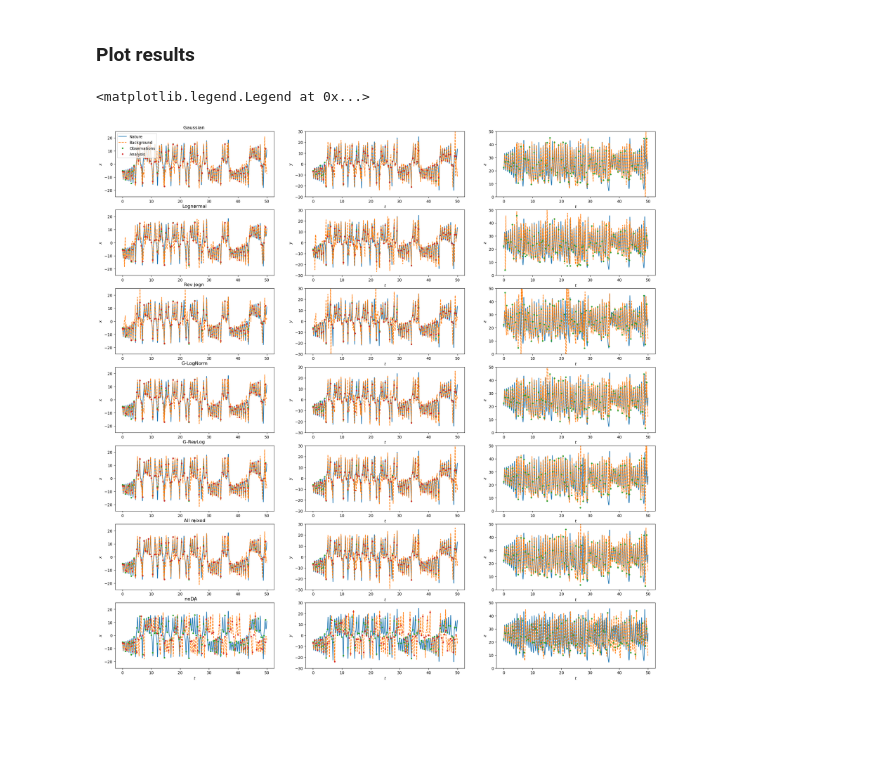
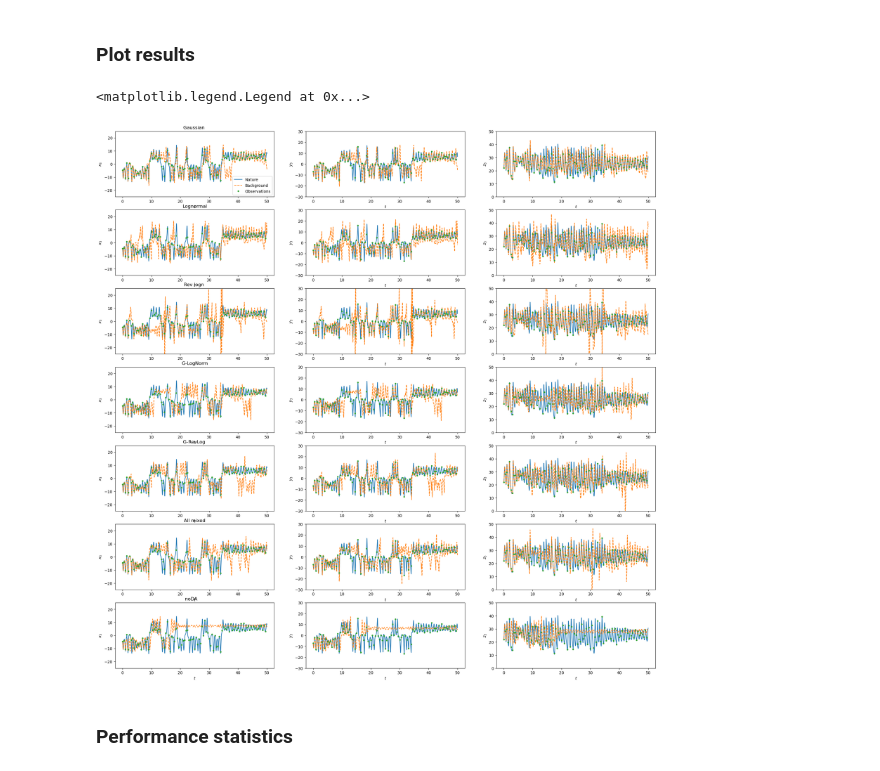
Before and after one commit to SnnVL/NonGaussianDA, a Jupyter notebook: Examples/run_ngDA_1cycle3D_cL63.ipynb, the cells around one changed output. Cells and saved outputs as stored; diff of their text form; code cells hidden in the pictures; blank space fills up the shorter version.

```diff
--- a/Examples/run_ngDA_1cycle3D_cL63.ipynb
+++ b/Examples/run_ngDA_1cycle3D_cL63.ipynb
@@ -22,16 +22,16 @@ import mod_DA_general as da
 ### Options for data assimilation run
 # %%
 # Options for DA run
-da_method = '3DVAR'                     # DA method, either '3DVAR', 'KF', or 'MLEF'
+da_method = 'MLEF'                     # DA method, either '3DVAR', 'KF', or 'MLEF'
 period_obs = 50                         # Observation period, in number of time steps
 obs_vars = 'xyz'                         # Observed variables, either 'xy', or 'xyz'
 var_obs = 1.0                           # Variance of the observations
-n_e = 3                                 # Number of ensemble members (only for MLEF)
+n_e = 9                                 # Number of ensemble members (only for MLEF)
 ml_method = 'array'                     # Nongaussian decision function, either
                                         #   'array',    selection based on observations before DA run
                                         #   'function', selection from decision function every DA window
 ml_file = './data/kNN_cl63_n4.pkl'      # Location of the trained ML model
-seed = None                             # Seed for random number generator, can be set to None
+seed = 42                               # Seed for random number generator, can be set to None
 t_max = 50.0                            # End time of the Lorenz-63 run
 SV_init_0 = np.array([-5.0,-6.0,22.0])  # Initial values of the Lorenz-63 run
 # %% [markdown]
@@ -77,7 +77,7 @@ if da_method == 'MLEF':
         n_obs = 3*n
     if obs_vars == 'xy':
         def obs_h(x):
-            return np.delete(x,range(2,n_SV,3))
+            return np.delete(x,range(2,n_SV,3), axis = 0)
         n_obs = 2*n
 elif (da_method == '3DVAR') or (da_method == 'KF'):
     if obs_vars == 'xyz':
@@ -273,30 +307,36 @@ Finished All mixed 3DVAR run, t = 0.504838228225708
 # %% [markdown]
 ### Plot results
 # %%
-# fig, ax = plt.subplots(n_meths,3,figsize=(25, 25))
-# vars = ['$x$', '$y$', '$z$']
-# for iMeth in range(n_meths):
-#     for jj in range(3):
-#         # True state
-#         ax[iMeth,jj].plot(t,SV[jj,:],label = 'Nature')
+n_plot = 2
 
-#         # Background state
-#         ax[iMeth,jj].plot(t,X_B[iMeth,jj,:-1],'--',label = 'Background')
+fig, ax = plt.subplots(n_meths,3,figsize=(25, 25))
+vars = ['$x_'+str(n_plot+1)+'$', '$y_'+str(n_plot+1)+'$', '$z_'+str(n_plot+1)+'$']
+for iMeth in range(n_meths):
+    for jj in range(3):
+        # True state
+        ax[iMeth,jj].plot(t,SV[3*n_plot+jj,:],label = 'Nature')
 
-#         # Observations
-#         if not (jj==2 and obs_vars == 'xy'):
-#             ax[iMeth,jj].plot(t_obs,y[jj,:],'.',label = 'Observations')
+        # Background state
+        ax[iMeth,jj].plot(t,X_B[iMeth,3*n_plot+jj,:-1],'--',label = 'Background')
 
-#         # Analysis
-#         ax[iMeth,jj].plot(t_obs,X_A[iMeth,jj,:],'.',label = 'Analysis')
+        # Observations
+        if obs_vars == 'xyz':
+            ax[iMeth,jj].plot(t_obs,y[3*n_plot+jj,:],'.',label = 'Observations')
+        elif not (jj==2):
+            ax[iMeth,jj].plot(t_obs,y[2*n_plot+jj,:],'.',label = 'Observations')
 
-#         ax[iMeth,jj].set_xlabel('$t$')
-#         ax[iMeth,jj].set_ylabel(vars[jj])
-#     ax[iMeth,0].set_title(meths[iMeth])
-#     ax[iMeth,0].set_ylim(-25,25)
-#     ax[iMeth,1].set_ylim(-30,30)
-#     ax[iMeth,2].set_ylim(0,50)
-# ax[0,0].legend()
+        # # Analysis
+        # ax[iMeth,jj].plot(t_obs,X_A[iMeth,3*n_plot+jj,:],'.',label = 'Analysis')
+
+        ax[iMeth,jj].set_xlabel('$t$')
+        ax[iMeth,jj].set_ylabel(vars[jj])
+    ax[iMeth,0].set_title(meths[iMeth])
+    ax[iMeth,0].set_ylim(-25,25)
+    ax[iMeth,1].set_ylim(-30,30)
+    ax[iMeth,2].set_ylim(0,50)
+ax[0,0].legend()
 # %% [output]
 <matplotlib.legend.Legend at 0x...>
-[figure, old version]
+[figure, new version]
+# %% [markdown]
+### Performance statistics
```
Also changed, not shown: parts of 2 cells of this notebook, 1 other file.
